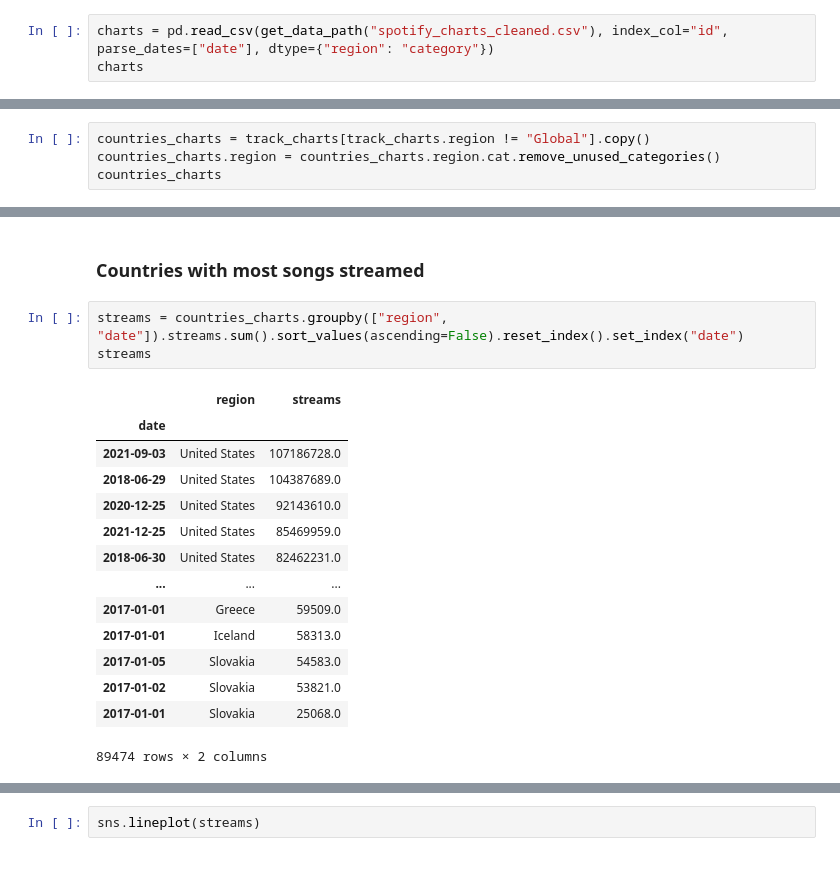
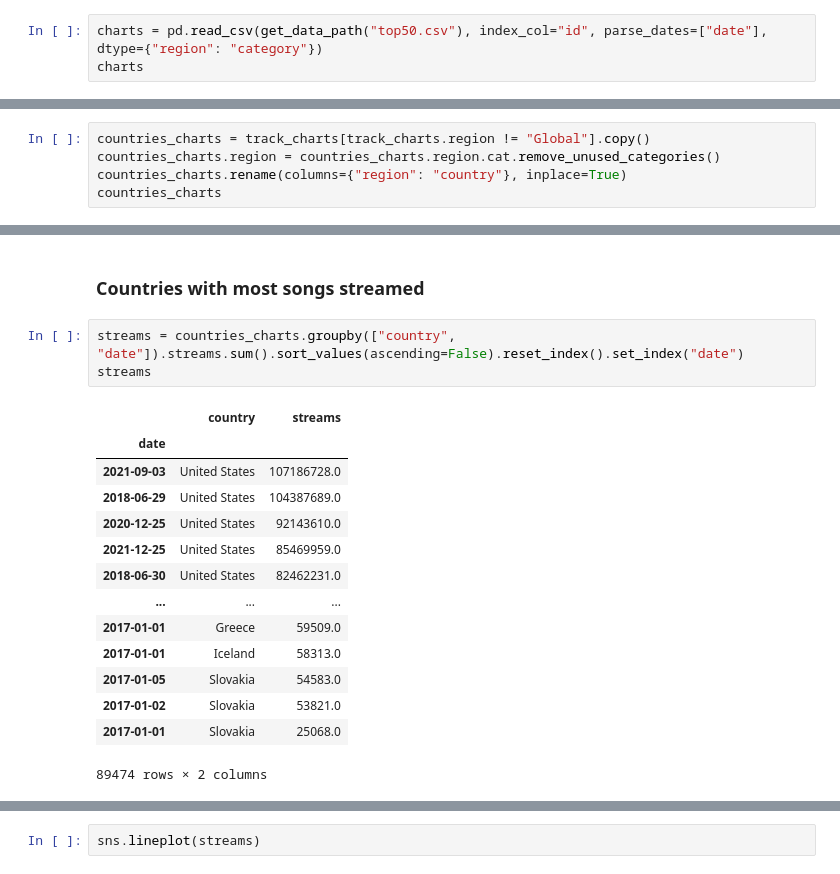
Before and after one commit to Sejmou/exploring-spotify-charts, a Jupyter notebook: data_exploration_and_crawling/merge_and_explore_charts_and_tracks.ipynb, the cells around one changed output, grey strips where cells are left out. Saved outputs shown, nothing was run; the diff lists cells and outputs as text.

```diff
--- a/data_exploration_and_crawling/merge_and_explore_charts_and_tracks.ipynb
+++ b/data_exploration_and_crawling/merge_and_explore_charts_and_tracks.ipynb
@@ -32,7 +32,7 @@ tracks
 | 7zzhknA0A39TH81meuX7WA | True | C'est pas des LOL | https://p.scdn.co/mp3-preview/572... | album | 3Jtj1RlmKnRvBkp3YJWHXO | 2019-10-04 | day | ... |
 33881 rows × 31 columns
 # %%
-charts = pd.read_csv(get_data_path("spotify_charts_cleaned.csv"), index_col="id", parse_dates=["date"], dtype={"region": "category"})
+charts = pd.read_csv(get_data_path("top50.csv"), index_col="id", parse_dates=["date"], dtype={"region": "category"})
 charts
 # %% [output]
 |  | region | date | rank | streams |
@@ -257,5 +257,6 @@ global_charts
 # %%
 countries_charts = track_charts[track_charts.region != "Global"].copy()
 countries_charts.region = countries_charts.region.cat.remove_unused_categories()
+countries_charts.rename(columns={"region": "country"}, inplace=True)
 countries_charts
 # %% [output]
@@ -336,10 +384,10 @@ Text(0.5, 1.0, 'Median song lengths for Spotify Daily Top 50 (global)')
 # %% [markdown]
 ### Countries with most songs streamed
 # %%
-streams = countries_charts.groupby(["region", "date"]).streams.sum().sort_values(ascending=False).reset_index().set_index("date")
+streams = countries_charts.groupby(["country", "date"]).streams.sum().sort_values(ascending=False).reset_index().set_index("date")
 streams
 # %% [output]
-|  | region | streams |
+|  | country | streams |
 | date |  |  |
 | 2021-09-03 | United States | 107186728.0 |
 | 2018-06-29 | United States | 104387689.0 |
```
Also changed, not shown: parts of 8 cells of this notebook, 4 other files.
